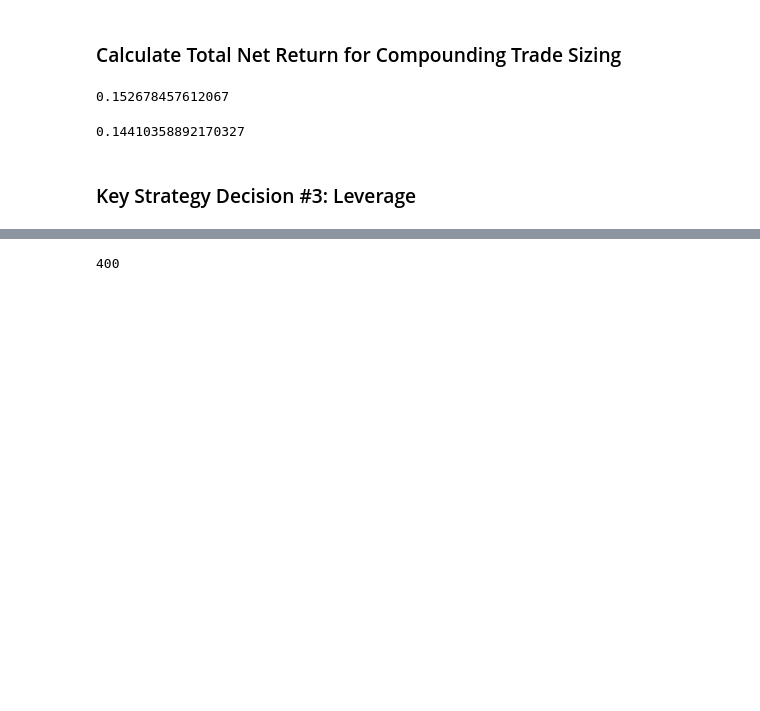
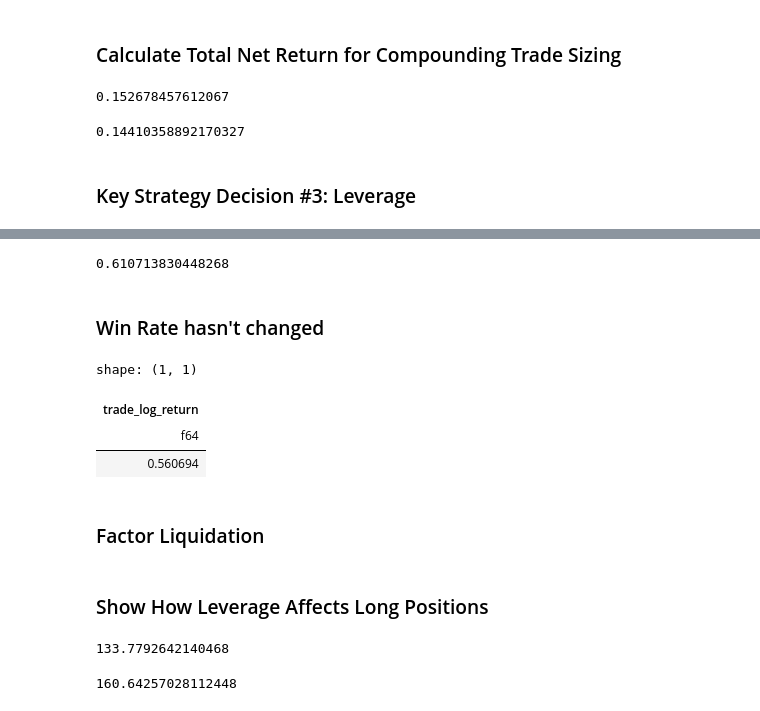
Before and after one commit to memlabs-research/build-a-quant-trading-strategy, a Jupyter notebook: script2.ipynb, the cells around one changed output, grey strips where cells are left out. Drawn from its saved outputs; the diff is of its cells as text; code cells hidden in the pictures; blank space fills up the shorter version.

```diff
--- a/script2.ipynb
+++ b/script2.ipynb
@@ -589,5 +603,4 @@ capital
 # %%
-leverage = 4
-capital * leverage
+trades['equity_curve_taker'][-1] / capital - 1
 # %% [output]
-400
+0.610713830448268
@@ -593,0 +609,11 @@ capital * leverage
+# %% [markdown]
+### Win Rate hasn't changed
+# %%
+trades.select((pl.col("trade_log_return") > 0).mean())
+# %% [output]
+shape: (1, 1)
+| trade_log_return |
+| f64 |
+| 0.560694 |
+# %% [markdown]
+### Factor Liquidation
@@ -593,0 +628,10 @@ capital * leverage
+# %% [markdown]
+### Show How Leverage Affects Long Positions
+# %%
+long_liquidation_price(200, 2, maintenance_margin)
+# %% [output]
+133.7792642140468
+# %%
+long_liquidation_price(200, 4, maintenance_margin)
+# %% [output]
+160.64257028112448
```
Also changed, not shown: parts of 17 cells of this notebook, 2 other files.
